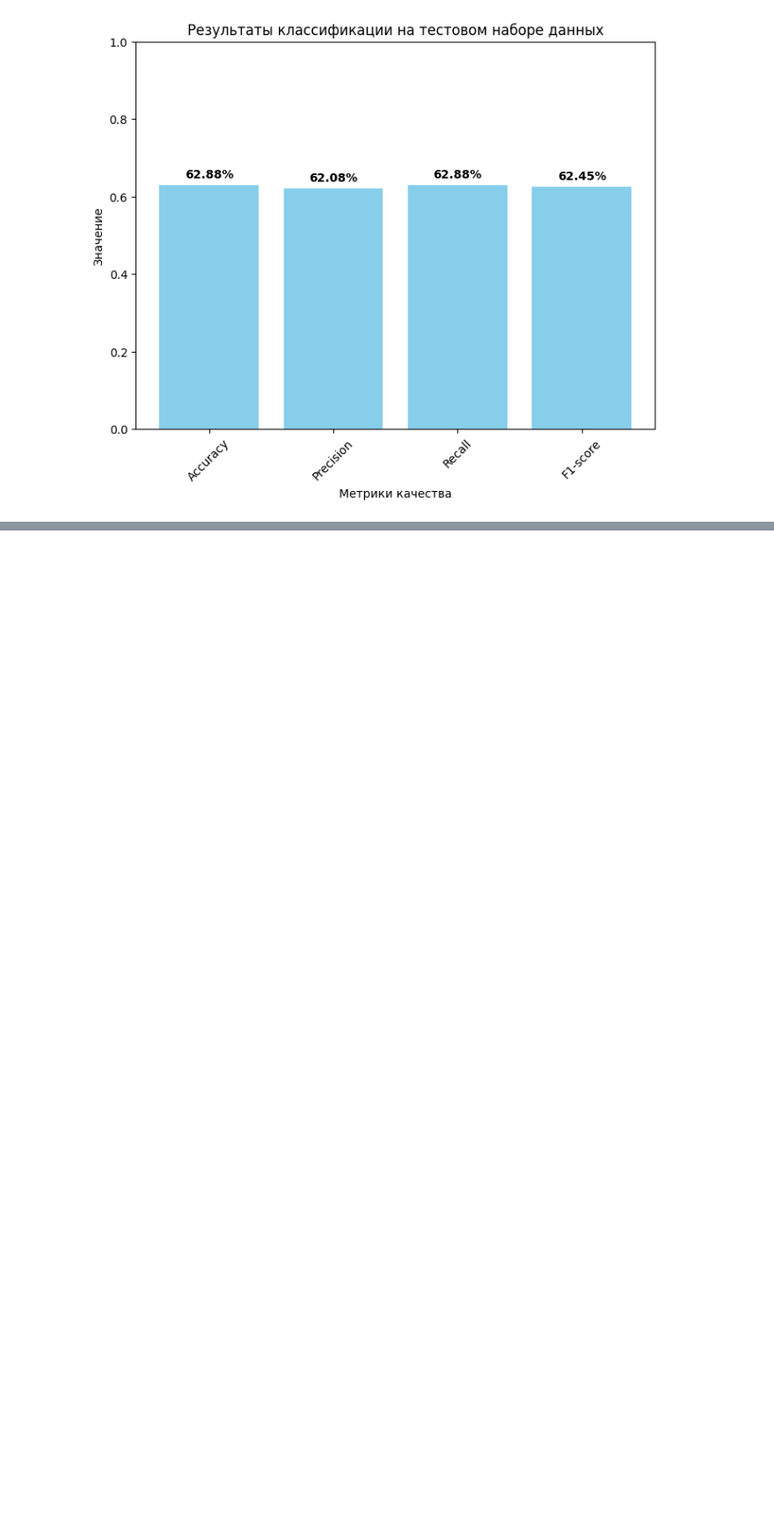
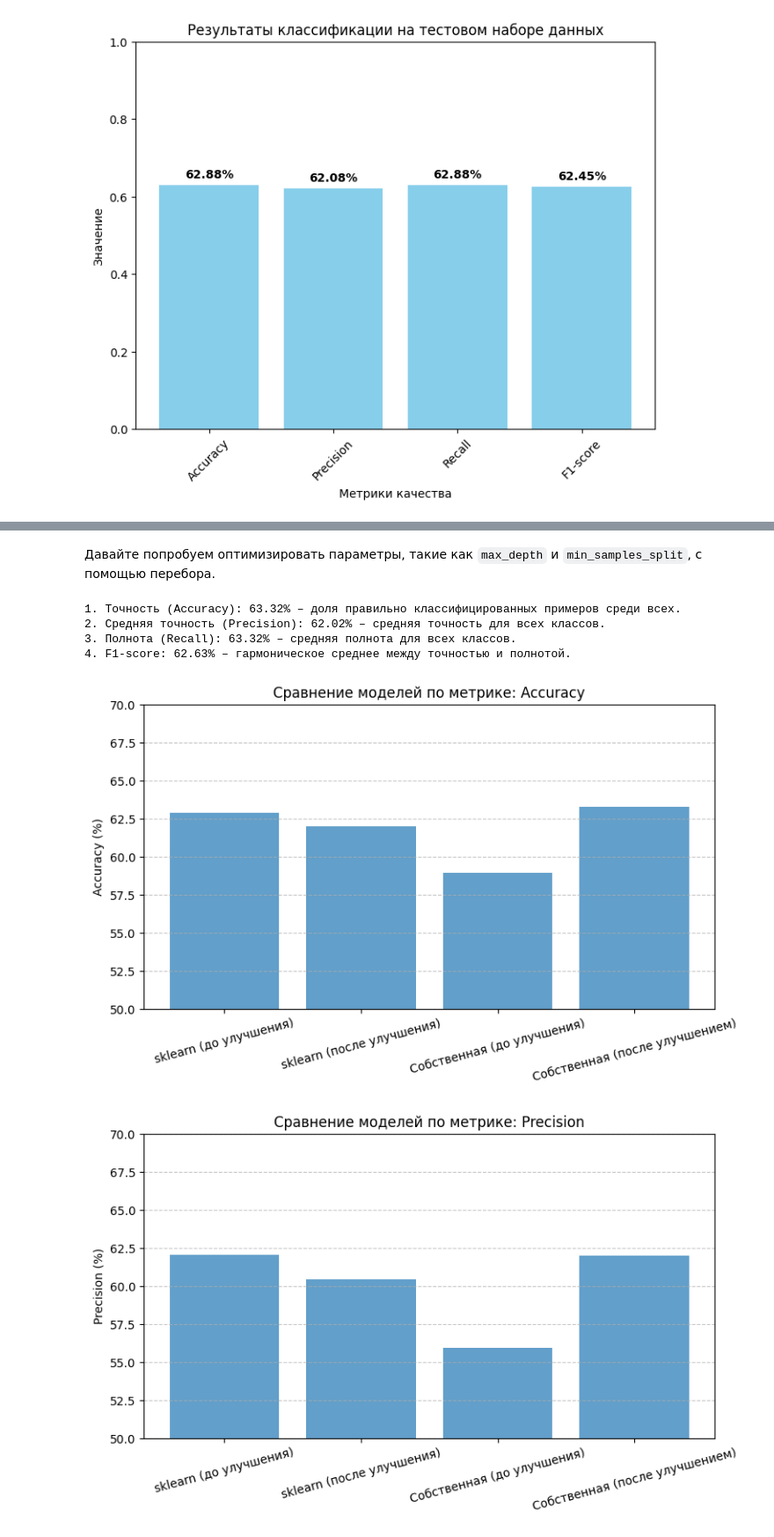
Before and after one commit to crewch/ml, a Jupyter notebook: lab3.ipynb, the cells around one changed output, grey strips where cells are left out. Shown at 88% size. Cells and saved outputs as stored; diff of their text form; code cells hidden in the pictures; blank space fills up the shorter version.

```diff
--- a/lab3.ipynb
+++ b/lab3.ipynb
@@ -379,0 +545,2 @@ plt.show()
+# %% [markdown]
+Давайте попробуем оптимизировать параметры, такие как `max_depth` и `min_samples_split`, с помощью перебора.
@@ -379,0 +580,52 @@ plt.show()
+# %%
+# Обучаем модель с лучшими параметрами
+optimized_model = DecisionTree(max_depth=best_params['max_depth'], min_samples_split=best_params['min_samples_split'])
+optimized_model.fit(X_train_np, y_train_np)
+y_pred_optimized = optimized_model.predict(X_test_np)
+
+# Вычисляем метрики для оптимизированной модели
+accuracy_optimized = accuracy_score(y_test_np, y_pred_optimized)
+precision_optimized = precision_score(y_test_np, y_pred_optimized, average='weighted', zero_division=0)
+recall_optimized = recall_score(y_test_np, y_pred_optimized, average='weighted')
+f1_optimized = f1_score(y_test_np, y_pred_optimized, average='weighted')
+
+print(f"1. Точность (Accuracy): {accuracy_optimized:.2%} – доля правильно классифицированных примеров среди всех.")
+print(f"2. Средняя точность (Precision): {precision_optimized:.2%} – средняя точность для всех классов.")
+print(f"3. Полнота (Recall): {recall_optimized:.2%} – средняя полнота для всех классов.")
+print(f"4. F1-score: {f1_optimized:.2%} – гармоническое среднее между точностью и полнотой.")
+# %% [output]
+1. Точность (Accuracy): 63.32% – доля правильно классифицированных примеров среди всех.
+2. Средняя точность (Precision): 62.02% – средняя точность для всех классов.
+3. Полнота (Recall): 63.32% – средняя полнота для всех классов.
+4. F1-score: 62.63% – гармоническое среднее между точностью и полнотой.
+# %%
+models = [
+    "sklearn (до улучшения)",
+    "sklearn (после улучшения)",
+    "Собственная (до улучшения)",
+    "Собственная (после улучшением)"
+]
+
+metrics = ["Accuracy", "Precision", "Recall", "F1-score"]
+
+data = np.array([
+    [62.88, 62.08, 62.88, 62.45],  # sklearn до улучшения
+    [62.01, 60.48, 62.01, 61.04],  # sklearn после улучшения
+    [58.95, 55.96, 58.95, 57.09],  # Собственная без улучшения
+    [63.32, 62.02, 63.32, 62.63]   # Собственная с улучшением
+])
+
+# Создаем графики
+for i, metric in enumerate(metrics):
+    plt.figure(figsize=(8, 5))
+    plt.bar(models, data[:, i], alpha=0.7)
+    plt.title(f"Сравнение моделей по метрике: {metric}")
+    plt.ylabel(f"{metric} (%)")
+    plt.ylim(50, 70)
+    plt.xticks(rotation=15)
+    plt.grid(axis="y", linestyle="--", alpha=0.7)
+    plt.tight_layout()
+    plt.show()
+# %% [output]
+[figure, added]
+[figure, added]
```
Also changed, not shown: parts of 11 cells of this notebook.
